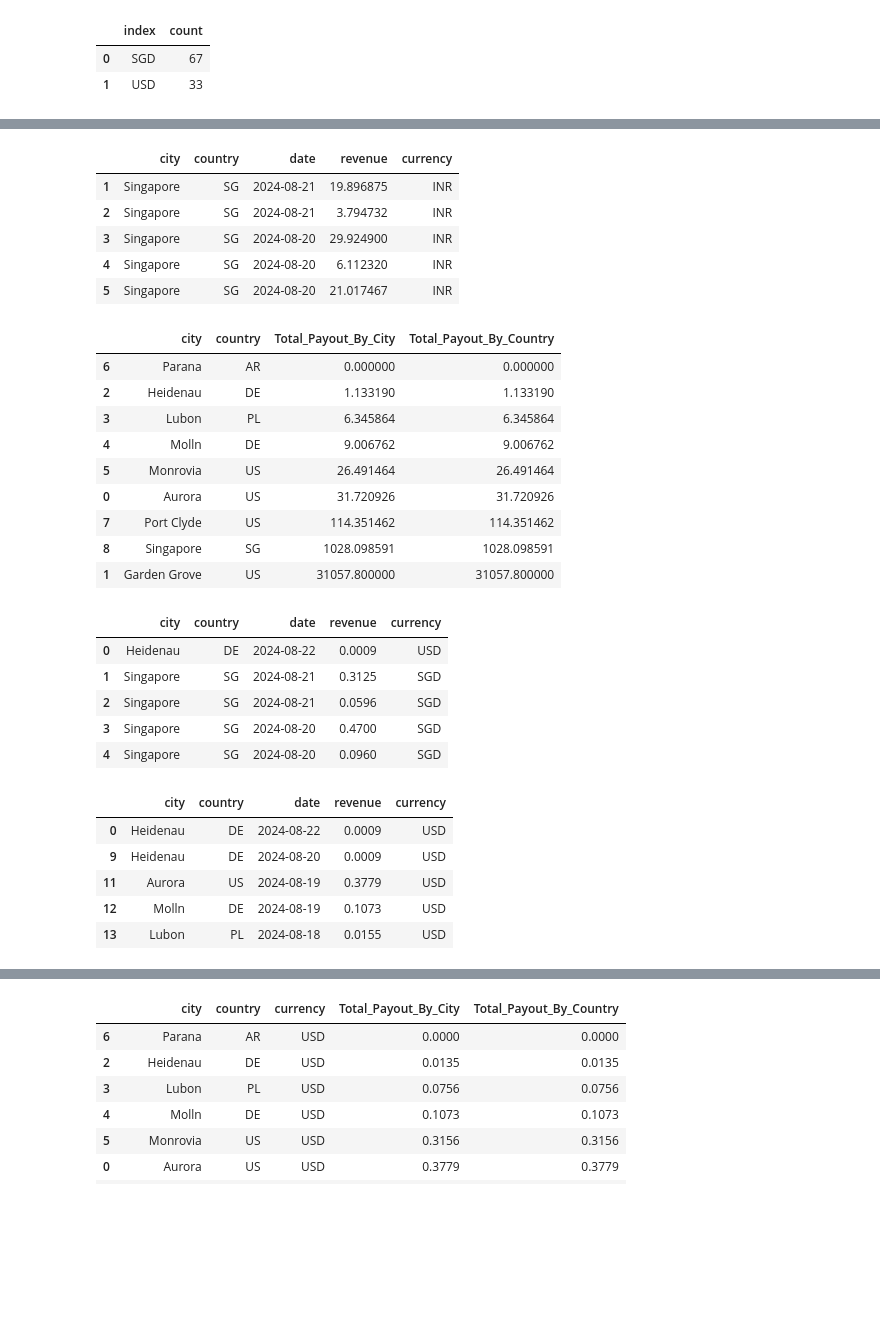
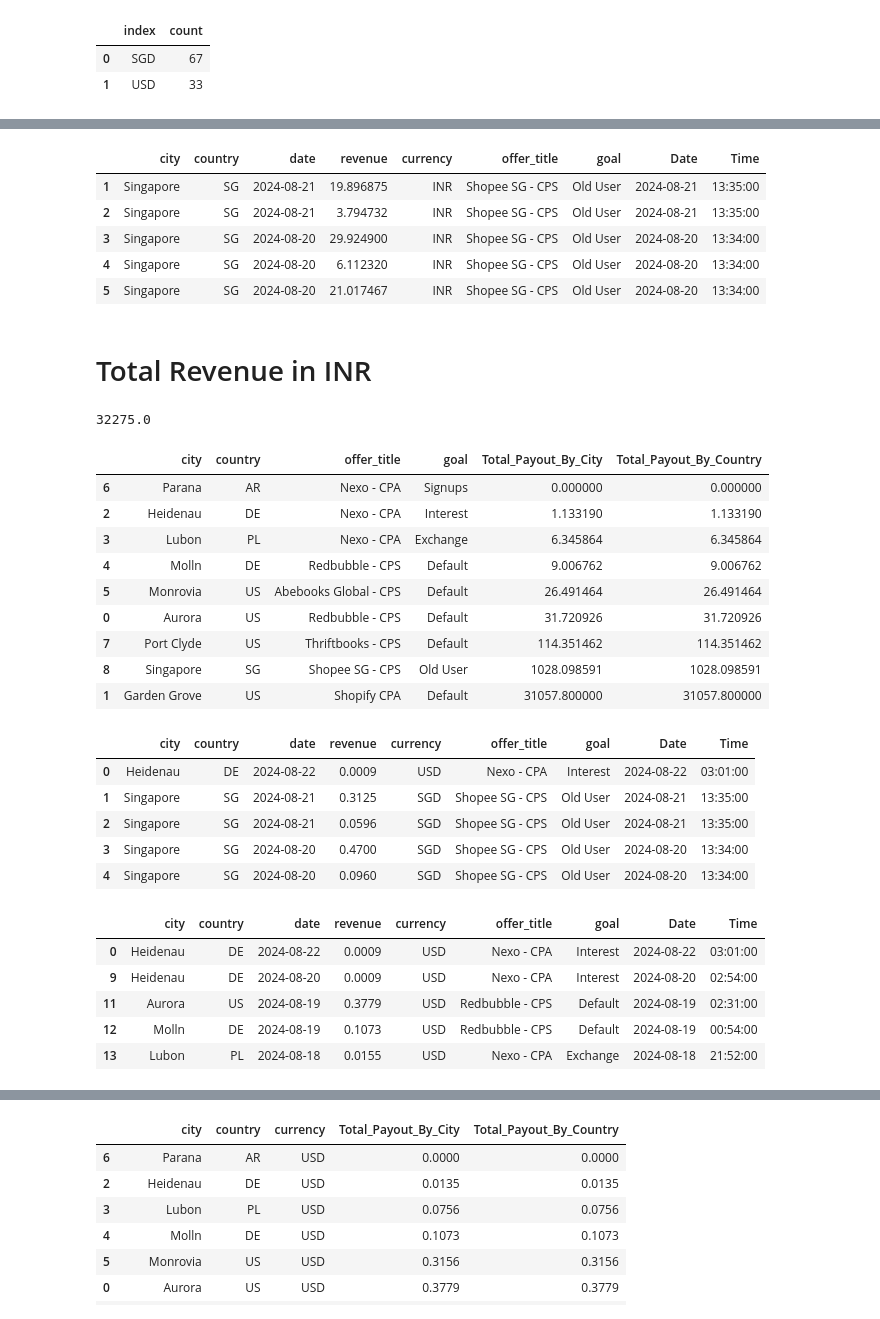
Before and after one commit to Maruf-Ahmad-khan/REVENUE-ANALYSIS, a Jupyter notebook: Revenue Analysis by Country and City.ipynb, the cells around one changed output, grey strips where cells are left out. Saved outputs shown, nothing was run; the diff lists cells and outputs as text; code cells hidden in the pictures; blank space fills up the shorter version.

```diff
--- a/Revenue Analysis by Country and City.ipynb
+++ b/Revenue Analysis by Country and City.ipynb
@@ -29,6 +29,6 @@ df.columns.tolist()
  'status',
  'sub1']
 # %%
-select_cols = df[['city', 'country', 'date', 'revenue', 'currency']]
+select_cols = df[['city', 'country', 'date', 'revenue', 'currency', 'offer_title', 'goal']]
 select_cols
 # %% [output]
@@ -47,0 +48,4 @@ select_cols
+# %%
+select_cols['Date'] = pd.to_datetime(select_cols['date'], errors = 'coerce').dt.date
+select_cols['Time'] = pd.to_datetime(select_cols['date'], errors = 'coerce').dt.time
+select_cols
@@ -109,47 +135,53 @@ SGD_select_cols['revenue'] = SGD_select_cols['revenue'] * 63.67
 SGD_select_cols['currency'] = SGD_select_cols['currency'].replace("SGD", 'INR')
 SGD_select_cols.head()
 # %% [output]
-|  | city | country | date | revenue | currency |
-| 1 | Singapore | SG | 2024-08-21 | 19.896875 | INR |
-| 2 | Singapore | SG | 2024-08-21 | 3.794732 | INR |
-| 3 | Singapore | SG | 2024-08-20 | 29.924900 | INR |
-| 4 | Singapore | SG | 2024-08-20 | 6.112320 | INR |
-| 5 | Singapore | SG | 2024-08-20 | 21.017467 | INR |
+|  | city | country | date | revenue | currency | offer_title | goal | Date | Time |
+| 1 | Singapore | SG | 2024-08-21 | 19.896875 | INR | Shopee SG - CPS | Old User | 2024-08-21 | 13:35:00 |
+| 2 | Singapore | SG | 2024-08-21 | 3.794732 | INR | Shopee SG - CPS | Old User | 2024-08-21 | 13:35:00 |
+| 3 | Singapore | SG | 2024-08-20 | 29.924900 | INR | Shopee SG - CPS | Old User | 2024-08-20 | 13:34:00 |
+| 4 | Singapore | SG | 2024-08-20 | 6.112320 | INR | Shopee SG - CPS | Old User | 2024-08-20 | 13:34:00 |
+| 5 | Singapore | SG | 2024-08-20 | 21.017467 | INR | Shopee SG - CPS | Old User | 2024-08-20 | 13:34:00 |
 # %%
 Concate = pd.concat([USD_select_cols, SGD_select_cols], ignore_index=True)
+# %% [markdown]
+# Total Revenue in INR
+# %%
+np.ceil(Concate['revenue'].sum())
+# %% [output]
+32275.0
 # %%
-Concate.groupby(['city', 'country']).agg(Total_Payout_By_City = ("revenue", "sum"),
+Concate.groupby(['city', 'country', 'offer_title', 'goal']).agg(Total_Payout_By_City = ("revenue", "sum"),
                                                   Total_Payout_By_Country = ("revenue", "sum")).reset_index().sort_values(by = "Total_Payout_By_Country")
 # %% [output]
-|  | city | country | Total_Payout_By_City | Total_Payout_By_Country |
-| 6 | Parana | AR | 0.000000 | 0.000000 |
-| 2 | Heidenau | DE | 1.133190 | 1.133190 |
-| 3 | Lubon | PL | 6.345864 | 6.345864 |
-| 4 | Molln | DE | 9.006762 | 9.006762 |
-| 5 | Monrovia | US | 26.491464 | 26.491464 |
-| 0 | Aurora | US | 31.720926 | 31.720926 |
-| 7 | Port Clyde | US | 114.351462 | 114.351462 |
-| 8 | Singapore | SG | 1028.098591 | 1028.098591 |
-| 1 | Garden Grove | US | 31057.800000 | 31057.800000 |
+|  | city | country | offer_title | goal | Total_Payout_By_City | Total_Payout_By_Country |
+| 6 | Parana | AR | Nexo - CPA | Signups | 0.000000 | 0.000000 |
+| 2 | Heidenau | DE | Nexo - CPA | Interest | 1.133190 | 1.133190 |
+| 3 | Lubon | PL | Nexo - CPA | Exchange | 6.345864 | 6.345864 |
+| 4 | Molln | DE | Redbubble - CPS | Default | 9.006762 | 9.006762 |
+| 5 | Monrovia | US | Abebooks Global - CPS | Default | 26.491464 | 26.491464 |
+| 0 | Aurora | US | Redbubble - CPS | Default | 31.720926 | 31.720926 |
+| 7 | Port Clyde | US | Thriftbooks - CPS | Default | 114.351462 | 114.351462 |
+| 8 | Singapore | SG | Shopee SG - CPS | Old User | 1028.098591 | 1028.098591 |
+| 1 | Garden Grove | US | Shopify CPA | Default | 31057.800000 | 31057.800000 |
 # %%
 select_cols.head()
 # %% [output]
-|  | city | country | date | revenue | currency |
-| 0 | Heidenau | DE | 2024-08-22 | 0.0009 | USD |
-| 1 | Singapore | SG | 2024-08-21 | 0.3125 | SGD |
-| 2 | Singapore | SG | 2024-08-21 | 0.0596 | SGD |
-| 3 | Singapore | SG | 2024-08-20 | 0.4700 | SGD |
-| 4 | Singapore | SG | 2024-08-20 | 0.0960 | SGD |
+|  | city | country | date | revenue | currency | offer_title | goal | Date | Time |
+| 0 | Heidenau | DE | 2024-08-22 | 0.0009 | USD | Nexo - CPA | Interest | 2024-08-22 | 03:01:00 |
+| 1 | Singapore | SG | 2024-08-21 | 0.3125 | SGD | Shopee SG - CPS | Old User | 2024-08-21 | 13:35:00 |
+| 2 | Singapore | SG | 2024-08-21 | 0.0596 | SGD | Shopee SG - CPS | Old User | 2024-08-21 | 13:35:00 |
+| 3 | Singapore | SG | 2024-08-20 | 0.4700 | SGD | Shopee SG - CPS | Old User | 2024-08-20 | 13:34:00 |
+| 4 | Singapore | SG | 2024-08-20 | 0.0960 | SGD | Shopee SG - CPS | Old User | 2024-08-20 | 13:34:00 |
 # %%
 Select_USD = select_cols[select_cols.currency == "USD"]
 Select_USD.head()
 # %% [output]
-|  | city | country | date | revenue | currency |
-| 0 | Heidenau | DE | 2024-08-22 | 0.0009 | USD |
-| 9 | Heidenau | DE | 2024-08-20 | 0.0009 | USD |
-| 11 | Aurora | US | 2024-08-19 | 0.3779 | USD |
-| 12 | Molln | DE | 2024-08-19 | 0.1073 | USD |
-| 13 | Lubon | PL | 2024-08-18 | 0.0155 | USD |
+|  | city | country | date | revenue | currency | offer_title | goal | Date | Time |
+| 0 | Heidenau | DE | 2024-08-22 | 0.0009 | USD | Nexo - CPA | Interest | 2024-08-22 | 03:01:00 |
+| 9 | Heidenau | DE | 2024-08-20 | 0.0009 | USD | Nexo - CPA | Interest | 2024-08-20 | 02:54:00 |
+| 11 | Aurora | US | 2024-08-19 | 0.3779 | USD | Redbubble - CPS | Default | 2024-08-19 | 02:31:00 |
+| 12 | Molln | DE | 2024-08-19 | 0.1073 | USD | Redbubble - CPS | Default | 2024-08-19 | 00:54:00 |
+| 13 | Lubon | PL | 2024-08-18 | 0.0155 | USD | Nexo - CPA | Exchange | 2024-08-18 | 21:52:00 |
 # %%
 Select_SGD = select_cols[select_cols.currency == "SGD"]
 Select_SGD.head()
```
Also changed, not shown: parts of 33 cells of this notebook, 2 other files.
